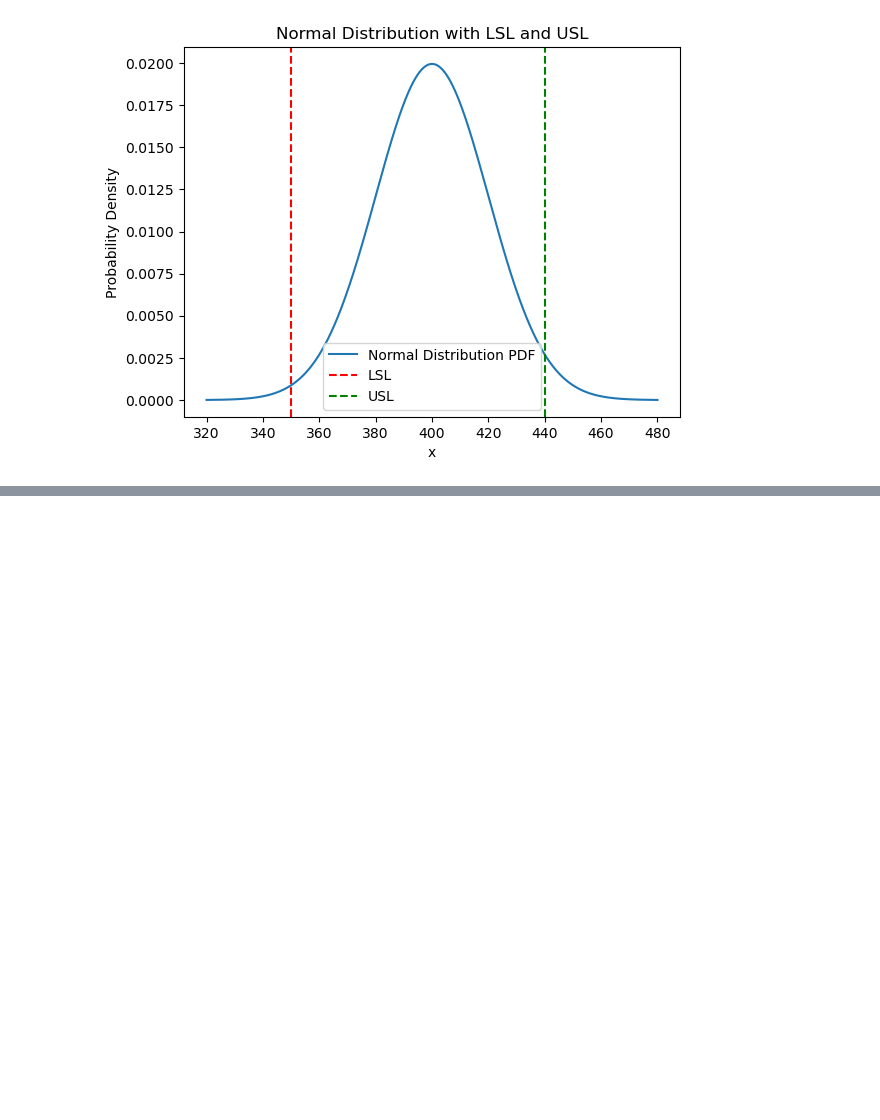
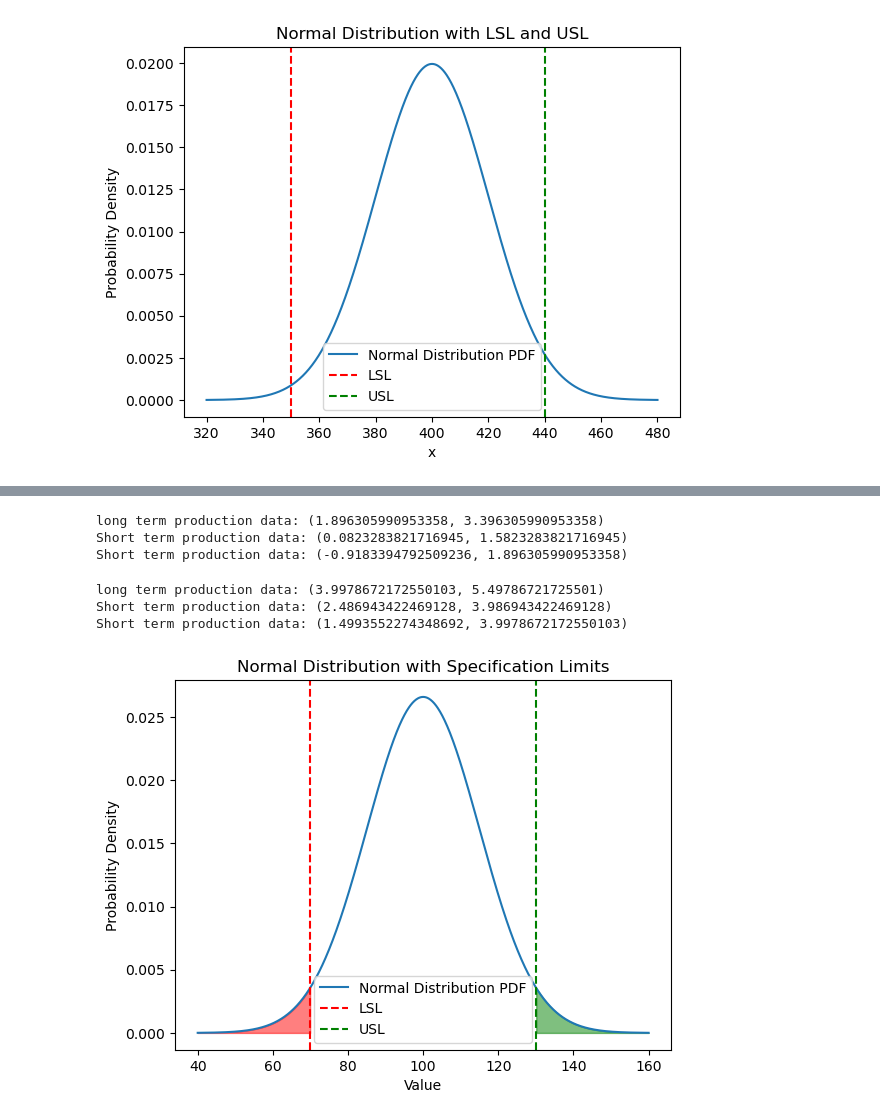
Before and after one commit to noriskworld/robust, a Jupyter notebook: zscore.ipynb, the cells around one changed output, grey strips where cells are left out. Drawn from its saved outputs; the diff is of its cells as text; code cells hidden in the pictures; blank space fills up the shorter version.

```diff
--- a/zscore.ipynb
+++ b/zscore.ipynb
@@ -132,0 +49,61 @@ z_short_prototype(350, 440, 400, 20)
+# %%
+print(f'long term production data: {z_long_production(350, 440, 400, 20)}')
+print(f'Short term production data: {z_short_production(350, 440, 400, 20)}')
+print(f'Short term production data: {z_short_prototype(350, 440, 400, 20)}')
+# %% [output]
+long term production data: (1.896305990953358, 3.396305990953358)
+Short term production data: (0.0823283821716945, 1.5823283821716945)
+Short term production data: (-0.9183394792509236, 1.896305990953358)
+# %%
+print(f'long term production data: {z_long_production(350, 440, 400, 10)}')
+print(f'Short term production data: {z_short_production(350, 440, 400, 10)}')
+print(f'Short term production data: {z_short_prototype(350, 440, 400, 10)}')
+# %% [output]
+long term production data: (3.9978672172550103, 5.49786721725501)
+Short term production data: (2.486943422469128, 3.986943422469128)
+Short term production data: (1.4993552274348692, 3.9978672172550103)
+# %%
+import numpy as np
+import matplotlib.pyplot as plt
+from scipy.stats import norm
+
+def plot_normal_distribution_with_spec_limits(mu, sigma, LSL=np.nan, USL=np.nan):
+    # Generate an array of x values from mu - 4*sigma to mu + 4*sigma
+    x = np.linspace(mu - 4*sigma, mu + 4*sigma, 1000)
+
+    # Compute the PDF of the normal distribution
+    pdf = norm.pdf(x, mu, sigma)
+
+    # Plot the PDF
+    plt.plot(x, pdf, label='Normal Distribution PDF')
+
+    # Plot vertical lines at LSL and USL if they are not nan
+    if not np.isnan(LSL):
+        plt.axvline(LSL, color='red', linestyle='--', label='LSL')
+        # Shade the area below the PDF and left of the LSL
+        plt.fill_between(x, pdf, where=(x < LSL), color='red', alpha=0.5)
+
+    if not np.isnan(USL):
+        plt.axvline(USL, color='green', linestyle='--', label='USL')
+        # Shade the area below the PDF and right of the USL
+        plt.fill_between(x, pdf, where=(x > USL), color='green', alpha=0.5)
+
+    # Add a title and labels to the plot
+    plt.title('Normal Distribution with Specification Limits')
+    plt.xlabel('Value')
+    plt.ylabel('Probability Density')
+
+    # Show legend
+    plt.legend()
+
+    # Display the plot
+    plt.show()
+
+# Example usage:
+mu = 100  # Mean
+sigma = 15  # Standard deviation
+LSL = 70  # Lower specification limit
+USL = 130  # Upper specification limit
+plot_normal_distribution_with_spec_limits(mu, sigma, LSL, USL)
+# %% [output]
+[figure, added]
```
Also changed, not shown: parts of 3 cells of this notebook, 4 other files.
